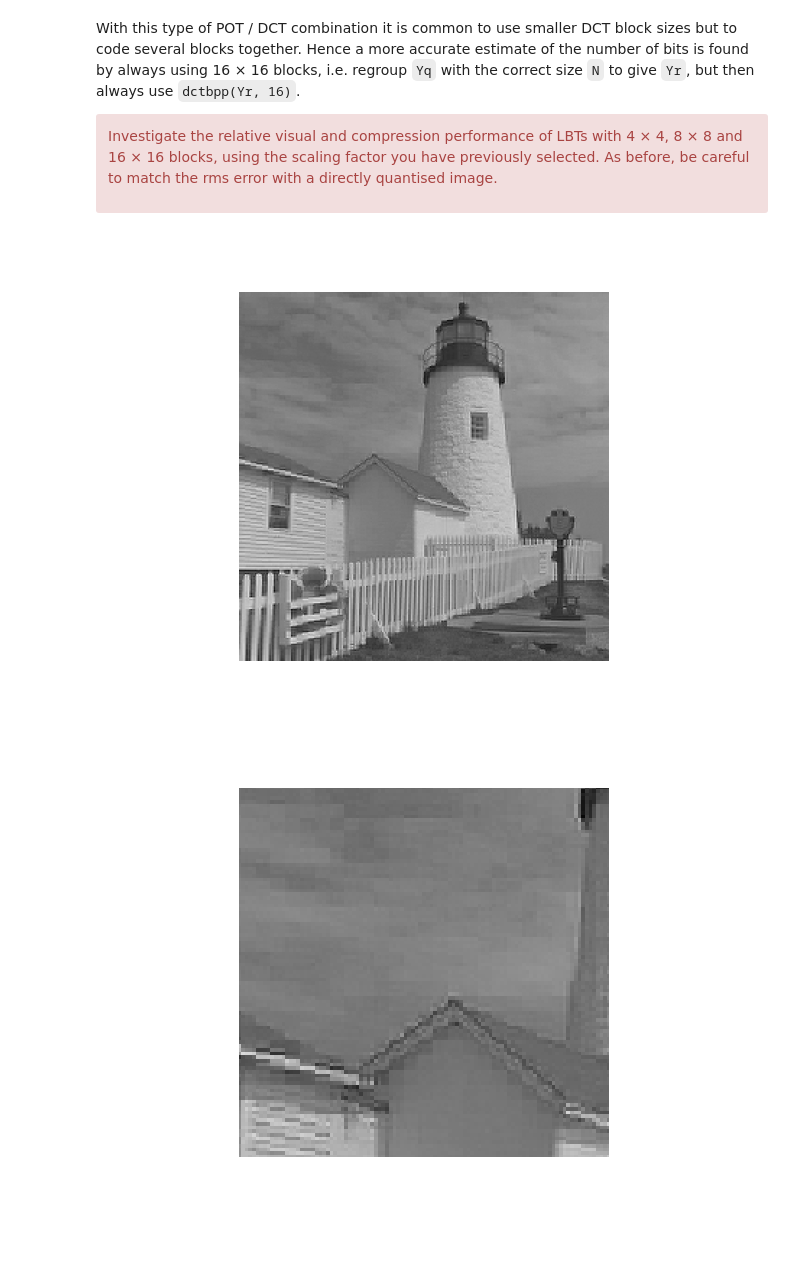
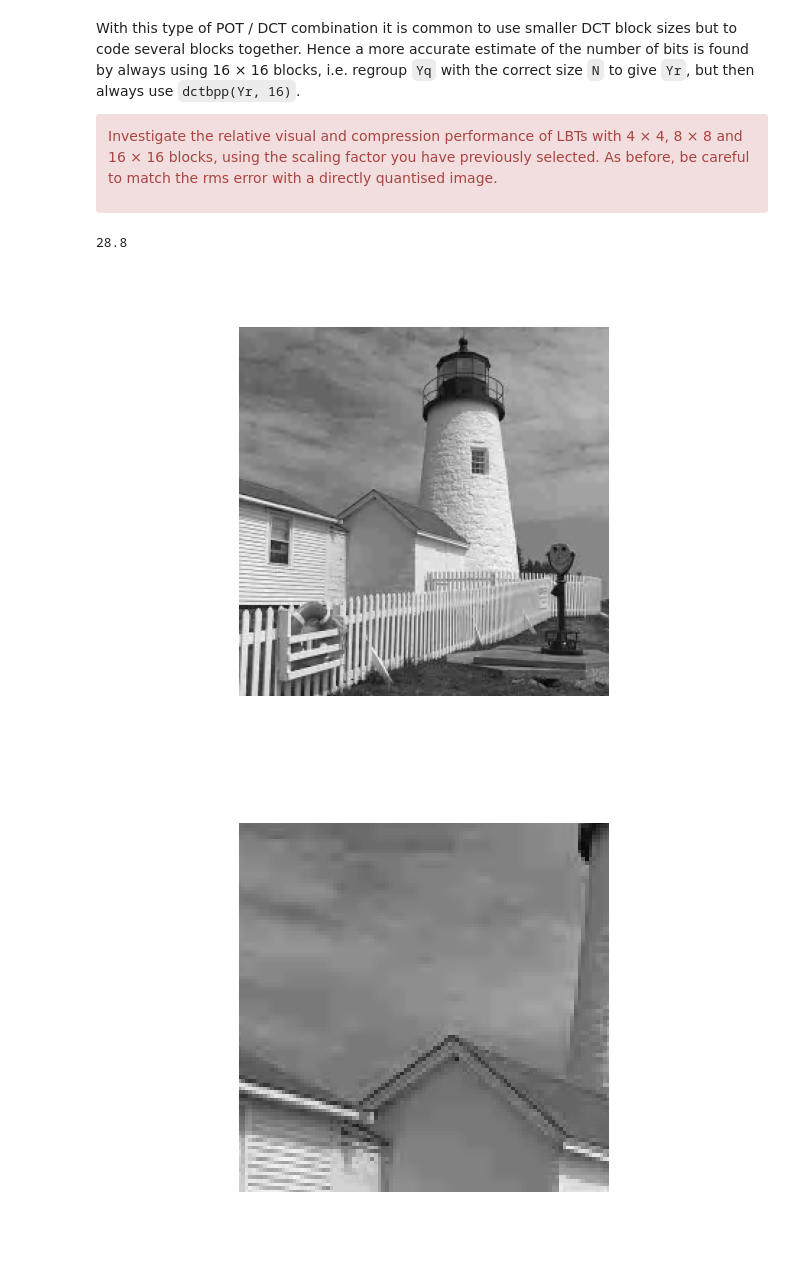
Before and after one commit to sigproc/cued_sf2_lab, a Jupyter notebook: 8-lbt.ipynb, the cells around one changed output. Saved outputs shown, nothing was run; the diff lists cells and outputs as text; code cells hidden in the pictures.

```diff
--- a/8-lbt.ipynb
+++ b/8-lbt.ipynb
@@ -157,13 +158,16 @@ from cued_sf2_lab.laplacian_pyramid import quantise
 from cued_sf2_lab.dct import regroup
 # %%
 from tqdm.auto import tqdm
-def optimise_step_size(Y, Cn):
+def optimise_step_size(Y, N):
+    Cn = dct_ii(N)
     Xq = quantise(X,17)
     rms_direct = np.std(X-Xq)
     rms_list = []
     errs = []
     for i in tqdm(np.arange(0, 1000)/10):
-        Z = colxfm(colxfm(quantise(Y,i).T, Cn.T).T, Cn.T)
+        t = np.s_[N//2:-N//2]
+        Pf, Pr = pot_ii(N, s)
+        Z = colxfm(colxfm(quantise(Y, i).T, Cn.T).T, Cn.T)
         Zp = Z.copy()  #copy the non-transformed edges directly from Z
         Zp[:,t] = colxfm(Zp[:,t].T, Pr.T).T
         Zp[t,:] = colxfm(Zp[t,:], Pr.T)
@@ -176,7 +180,7 @@ def optimise_step_size(Y, Cn):
 
 def dctbpp(Yr, N):
     # Your code here
-    sub_images = Yr.reshape(8, 32, 8, 32).swapaxes(1, 2)
+    sub_images = Yr.reshape(N, 256//N, N, 256//N).swapaxes(1, 2)
     total_bits = 0
     for i in range(sub_images.shape[0]):
         for j in range(sub_images.shape[1]):
@@ -359,25 +381,29 @@ careful to match the rms error with a directly quantised image.</div>
 # %%
 # your code here
 # N = 4
 N=4
-s= np.sqrt(2)
+C4 = dct_ii(4)
+s= 1.4
 Y_N4 = lbt(X, N, s)
-Z_N4 = lbt_rev(Y_N4, N, s)
+opt_n4, rms_n4 = optimise_step_size(Y_N4,N)
+print(opt_n4)
+Z_N4 = lbt_rev(quantise(Y_N4,opt_n4), N, s)
 
 fig, ax = plt.subplots()
 ax.imshow(Z_N4, cmap="gray")
 plt.axis('off')
 plt.savefig(f'N=4_reconstructed', bbox_inches='tight')
 
 
 fig, ax = plt.subplots()
 ax.imshow(Z_N4, cmap="gray")
 ax.set_xlim(35, 135)  # Set the desired minimum and maximum values for the x-axis
 ax.set_ylim(155, 55)
 plt.axis('off')
 plt.savefig(f'N=4_reconstructed_zoomed', bbox_inches='tight')
 # %% [output]
+28.8
-[figure, old version]
+[figure, new version]
-[figure, old version]
+[figure, new version]
 # %%
 C4 = dct_ii(N)
```
Also changed, not shown: parts of 14 cells of this notebook, 1 other file.
